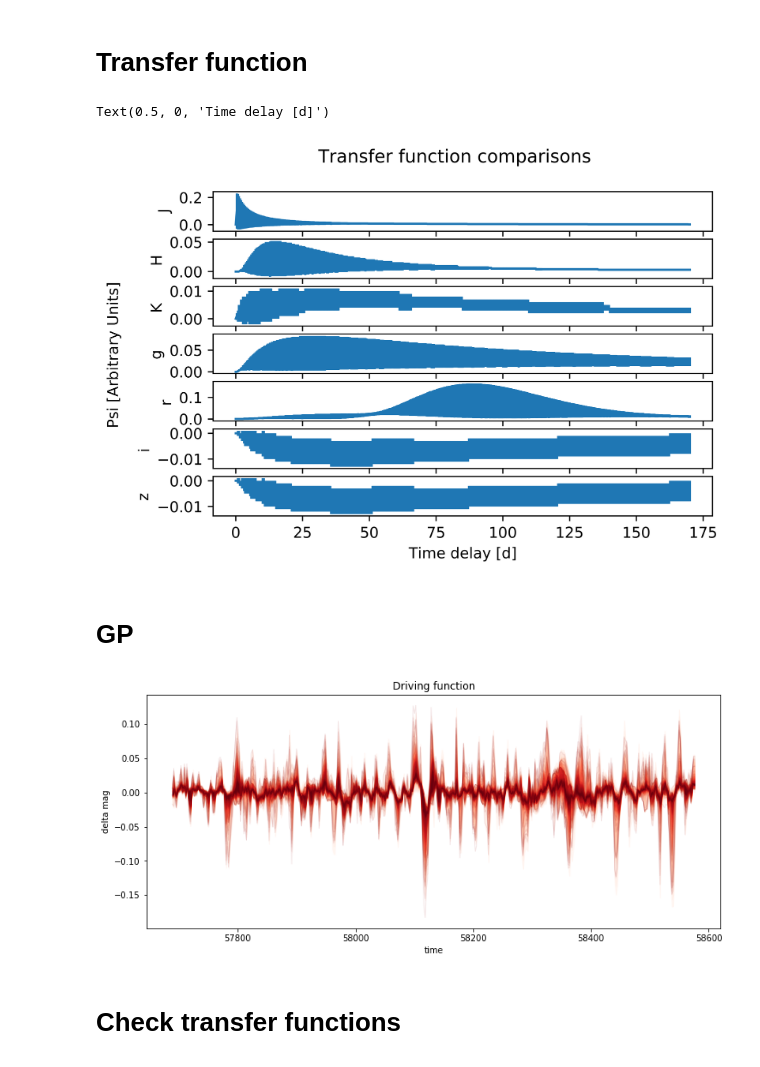
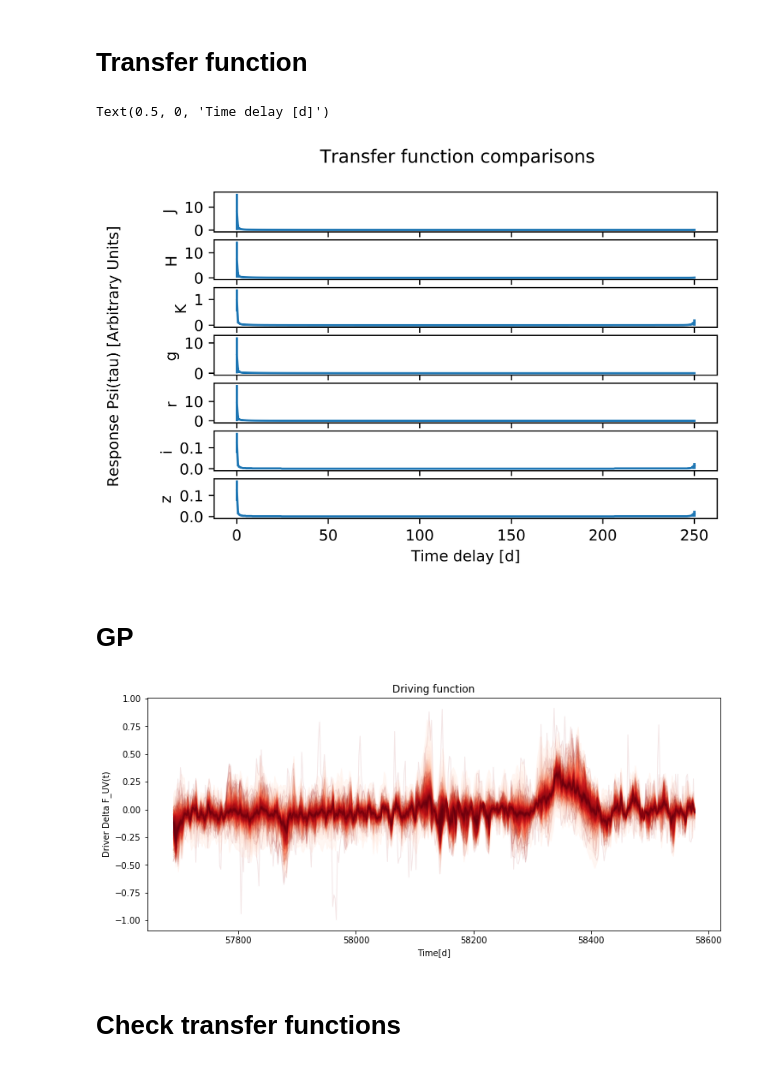
Before and after one commit to MalteBrinch/Master-Thesis-Code, a Jupyter notebook: 7d conv and iterating a GP.ipynb, the cells around one changed output. Cells and saved outputs as stored; diff of their text form; code cells hidden in the pictures.

```diff
--- a/7d conv and iterating a GP.ipynb
+++ b/7d conv and iterating a GP.ipynb
@@ -330,0 +327,17 @@ plt.legend()
+# %%
+plt.figure(dpi=1000)
+k=3
+plt.errorbar(xJ, yJF, k*yJerrF,fmt='b.',label='J')
+plt.errorbar(xH, yHF, k*yHerrF,fmt='r.',label='H')
+plt.errorbar(xK, yKF, k*yKerrF,fmt='g.',label='K')
+plt.errorbar(xg, ygF, k*ygerrF,fmt='c.',label='g')
+plt.errorbar(xr, yrF, k*yrerrF,fmt='m.',label='r')
+plt.errorbar(xi, yiF, k*yierrF,fmt='y.',label='i')
+plt.errorbar(xz, yzF, k*yzerrF,fmt='k.',label='z')
+plt.axhline(y=1.0)
+#plt.ylim(-1,1)
+#plt.xlim(58200,58400)
+plt.title('Light curves for AKN120')
+plt.xlabel('Time[d]')
+plt.ylabel('Flux ratio')
+plt.legend()
@@ -338,21 +354,30 @@ print((max(XGP)-min(XGP))/nGP)
 XGP=np.reshape(XGP,(len(XGP),1))
 #time delay array
 ntau=nGP
-tau=np.linspace(0.001,170.0,ntau)
+tau=np.linspace(0.1,250.0,ntau)
 # %% [output]
 2.019803088838265
 # %%
 mlow=np.log(10.0)
-mhigh=np.log(100.0)
+mhigh=np.log(200.0)
 mmu=(mhigh+mlow)/2.0
 msig=(mhigh-mlow)/2.0
+print('for DT')
+print(mmu)
+print(msig)
 
-mlowV=np.log(5.0)
-mhighV=np.log(20.0)
-mmuV=(mhigh+mlow)/2.0
-msigV=(mhigh-mlow)/2.0
+mlowV=np.log(1.0)
+mhighV=np.log(40.0)
+mmuV=(mhighV+mlowV)/2.0
+msigV=(mhighV-mlowV)/2.0
+print('for AD')
+print(mmuV)
+print(msigV)
 
-siglow=0.5
-sighigh=2.0
+siglow=np.log(0.1)
+sighigh=np.log(1.0)
 sigmu=(sighigh+siglow)/2.0
 sigsig=(sighigh-siglow)/2.0
+print('sigma values')
+print(sigmu)
+print(sigsig)
@@ -971,35 +1120,35 @@ z_transfer_err=pm.summary(tracetransfer,'ztransfer_save').loc[:,'sd']
 fig, axs = plt.subplots(7,dpi=1000,sharex=True)
 
 fig.suptitle('Transfer function comparisons')
-fig.text(-0.04, 0.5, 'Psi [Arbitrary Units]', va='center', rotation='vertical')
+fig.text(-0.04, 0.5, 'Response Psi(tau) [Arbitrary Units]', va='center', rotation='vertical')
 
 
 axs[0].errorbar(tau, J_transfer_plot, J_transfer_err, label='J_transfer_model')
 axs[0].set(ylabel='J')
 
 axs[1].errorbar(tau, H_transfer_plot, H_transfer_err, label='H_transfer_model')
 axs[1].set(ylabel='H')
 
 axs[2].errorbar(tau, K_transfer_plot, K_transfer_err, label='K_transfer_model')
 axs[2].set(ylabel='K')
 
 axs[3].errorbar(tau, g_transfer_plot, g_transfer_err, label='g_transfer_model')
 axs[3].set(ylabel='g')
 
 axs[4].errorbar(tau, r_transfer_plot, r_transfer_err, label='r_transfer_model')
 axs[4].set(ylabel='r')
 
 axs[5].errorbar(tau, i_transfer_plot, i_transfer_err, label='i_transfer_model')
 axs[5].set(ylabel='i')
 
 axs[6].errorbar(tau, z_transfer_plot, z_transfer_err, label='model transfer')
 axs[6].set(ylabel='z')
 
 plt.xlabel('Time delay [d]')
 #plt.legend()
 # %% [output]
 Text(0.5, 0, 'Time delay [d]')
-[figure, old version]
+[figure, new version]
 # %% [markdown]
 # GP
 # %%
@@ -1014,10 +1163,10 @@ plot_gp_dist(ax, tracetransfer["f"], XGP);
 #plt.plot(X, y, 'ok', ms=3, alpha=0.5, label="Observed data");
 
 # axis labels and title
-plt.xlabel("time"); plt.ylabel("delta mag");
+plt.xlabel("Time[d]"); plt.ylabel("Driver Delta F_UV(t)");
 plt.title("Driving function");
 # %% [output]
-[figure, old version]
+[figure, new version]
 # %%
 n_new = 1001
 X_new = np.linspace(min(X_tot), max(X_tot), n_new)
```
Also changed, not shown: parts of 30 cells of this notebook.
